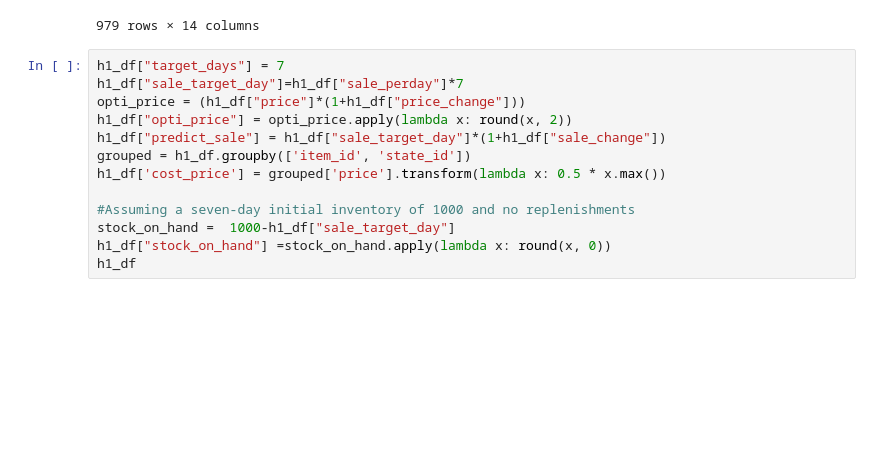
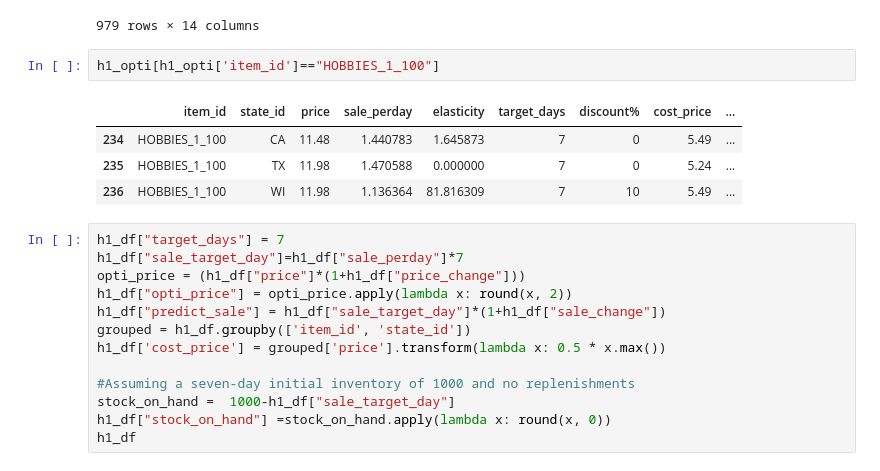
Before and after one commit to janiceivana/DS05_P5, a Jupyter notebook: opti.ipynb, the cells around one changed output. Saved outputs shown, nothing was run; the diff lists cells and outputs as text; blank space fills up the shorter version.

```diff
--- a/opti.ipynb
+++ b/opti.ipynb
@@ -284,6 +306,13 @@ h1_opti
 | 977 | HOBBIES_1_424 | TX | 1.27 | 6.000000 | 9.262408 | 7 | 10 | 0.500 | ... |
 | 978 | HOBBIES_1_424 | WI | 1.30 | 5.000000 | 9.568625 | 7 | 10 | 0.650 | ... |
 979 rows × 14 columns
+# %%
+h1_opti[h1_opti['item_id']=="HOBBIES_1_100"]
+# %% [output]
+|  | item_id | state_id | price | sale_perday | elasticity | target_days | discount% | cost_price | ... |
+| 234 | HOBBIES_1_100 | CA | 11.48 | 1.440783 | 1.645873 | 7 | 0 | 5.49 | ... |
+| 235 | HOBBIES_1_100 | TX | 11.98 | 1.470588 | 0.000000 | 7 | 0 | 5.24 | ... |
+| 236 | HOBBIES_1_100 | WI | 11.98 | 1.136364 | 81.816309 | 7 | 10 | 5.49 | ... |
 # %%
 h1_df["target_days"] = 7
 h1_df["sale_target_day"]=h1_df["sale_perday"]*7
```
Also changed, not shown: parts of 2 cells of this notebook.
